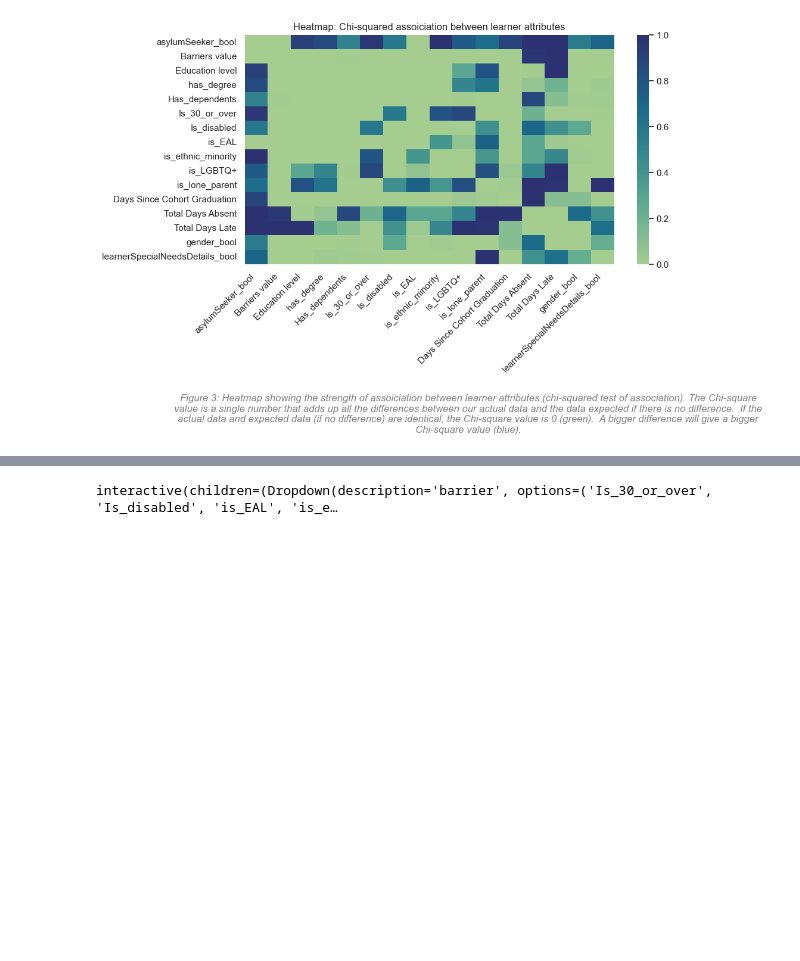
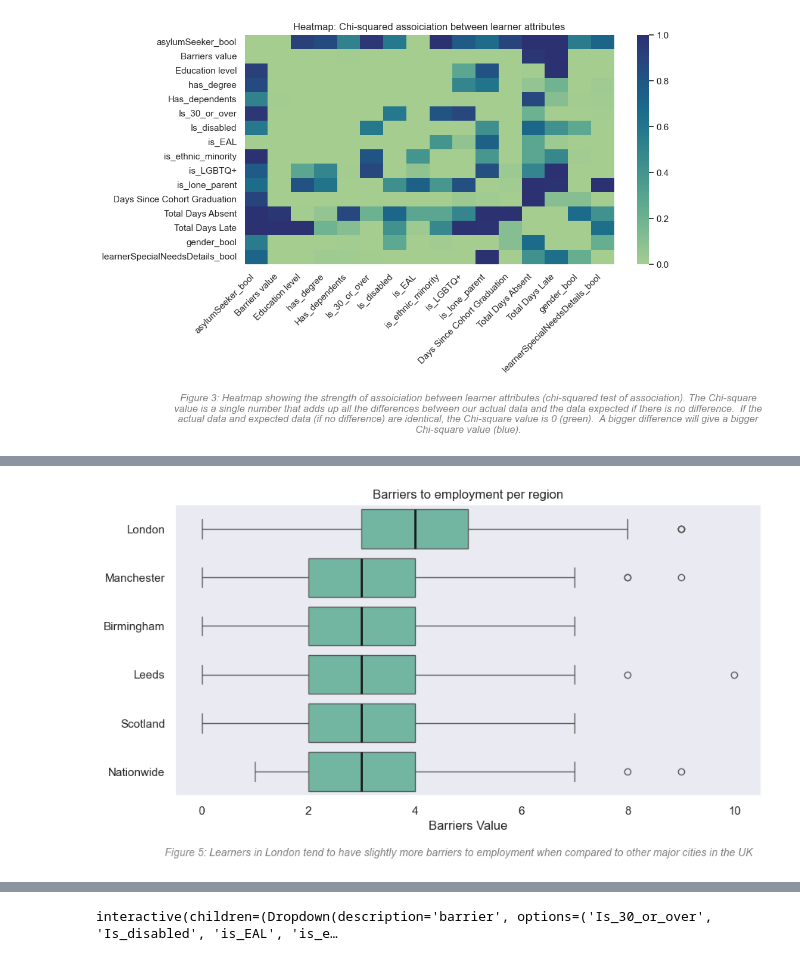
Before and after one commit to Meg-Guidry/Codeop_individul_project, a Jupyter notebook: Codeop_individual_proj_final.ipynb, the cells around one changed output, grey strips where cells are left out. Saved outputs shown, nothing was run; the diff lists cells and outputs as text; code cells hidden in the pictures; blank space fills up the shorter version.

```diff
--- a/Codeop_individual_proj_final.ipynb
+++ b/Codeop_individual_proj_final.ipynb
@@ -276 +283,19 @@ plt.show()
+# %%
+fig, axs = plt.subplots(1, 1, figsize=(10,5))
+
+sns.boxplot(data=gen_df,
+            y="Cohort_City",
+            x="Barriers value",
+            ax=axs,
+            medianprops={'visible': True, 'color': 'k', 'ls': '-', 'lw': 2},
+           )
+
+plt.xlabel("Barriers Value")
+plt.ylabel("")
+plt.title("Barriers to employment per region")
+txt="Figure 5: Learners in London tend to have slightly more barriers to employment when compared to other major cities in the UK"
+plt.figtext(0.5, -0.05, txt, wrap=True, horizontalalignment='center', fontsize=10, color="0.5", style='italic')
+plt.show()
+# %% [output]
+[figure, added]
 # %% [markdown]
```
Also changed, not shown: parts of 31 cells of this notebook.
